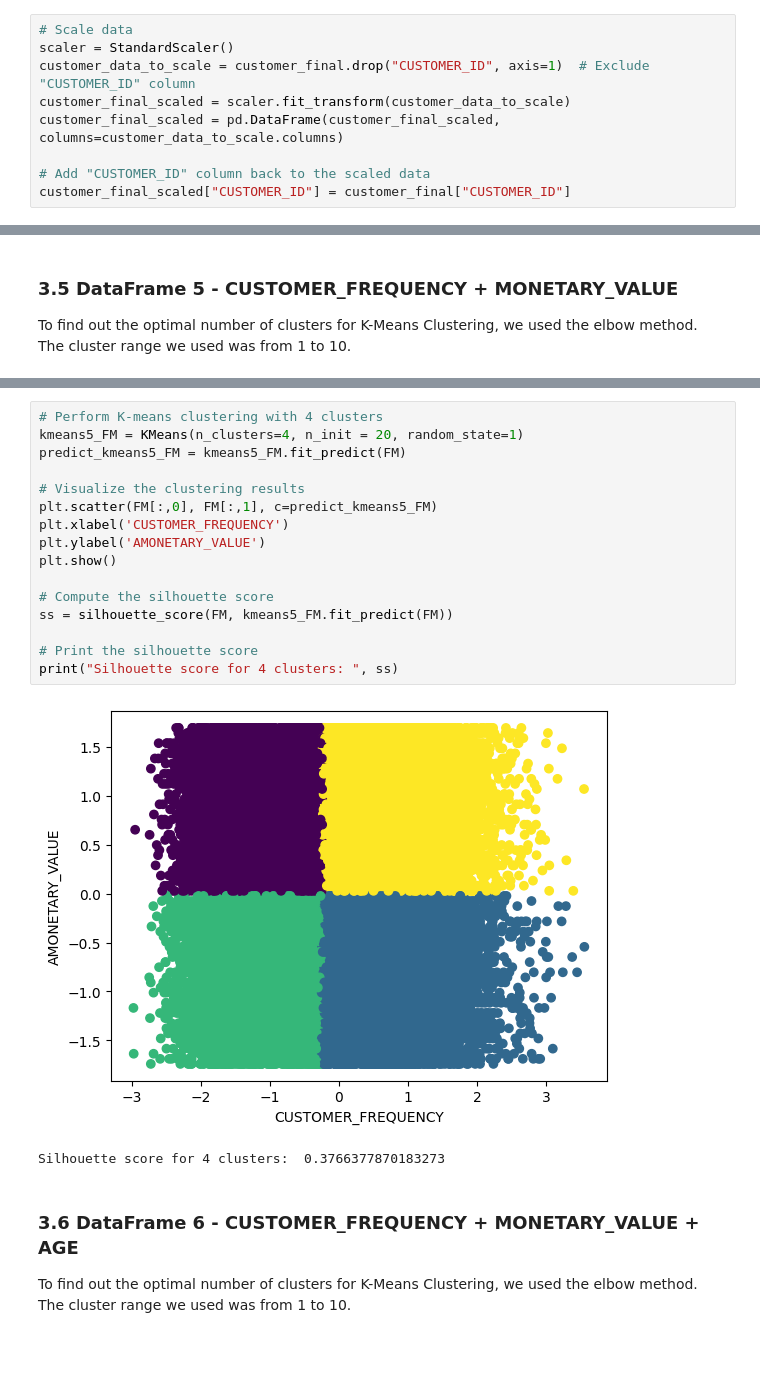
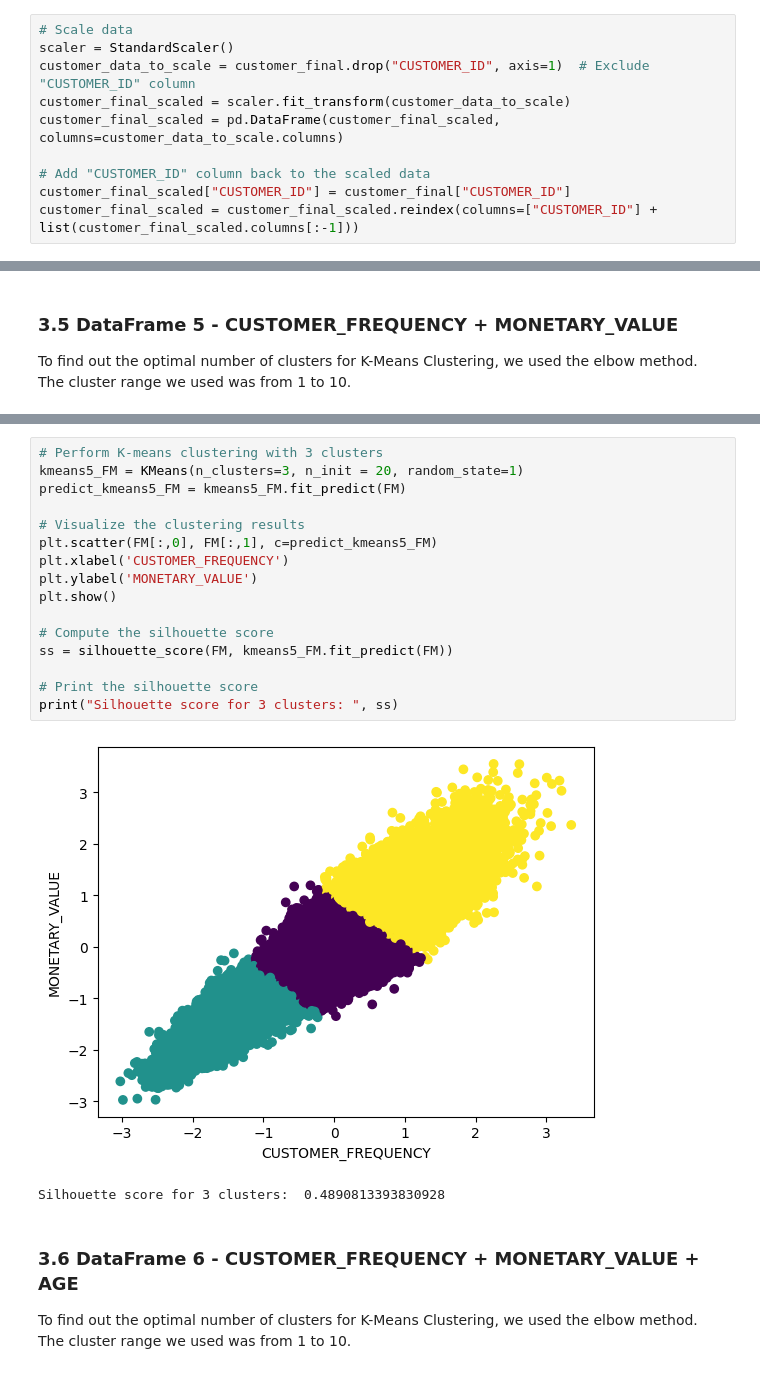
Before and after one commit to cshiwei330/ICP-ASG3-Insightify, a Jupyter notebook: clustering_model/Customer Segmentation Model.ipynb, the cells around one changed output, grey strips where cells are left out. Cells and saved outputs as stored; diff of their text form.

```diff
--- a/clustering_model/Customer Segmentation Model.ipynb
+++ b/clustering_model/Customer Segmentation Model.ipynb
@@ -408,6 +408,7 @@ customer_final_scaled = pd.DataFrame(customer_final_scaled, columns=customer_dat
 
 # Add "CUSTOMER_ID" column back to the scaled data
 customer_final_scaled["CUSTOMER_ID"] = customer_final["CUSTOMER_ID"]
+customer_final_scaled = customer_final_scaled.reindex(columns=["CUSTOMER_ID"] + list(customer_final_scaled.columns[:-1]))
 # %% [markdown]
 ### 2.9 Creating different combination of features <a id="part2-9"></a>
 # %% [markdown]
@@ -670,22 +671,22 @@ plt.show()
 # %%
-# Perform K-means clustering with 4 clusters
-kmeans5_FM = KMeans(n_clusters=4, n_init = 20, random_state=1)
+# Perform K-means clustering with 3 clusters
+kmeans5_FM = KMeans(n_clusters=3, n_init = 20, random_state=1)
 predict_kmeans5_FM = kmeans5_FM.fit_predict(FM)
 
 # Visualize the clustering results
 plt.scatter(FM[:,0], FM[:,1], c=predict_kmeans5_FM)
 plt.xlabel('CUSTOMER_FREQUENCY')
-plt.ylabel('AMONETARY_VALUE')
+plt.ylabel('MONETARY_VALUE')
 plt.show()
 
 # Compute the silhouette score
 ss = silhouette_score(FM, kmeans5_FM.fit_predict(FM))
 
 # Print the silhouette score
-print("Silhouette score for 4 clusters: ", ss)
+print("Silhouette score for 3 clusters: ", ss)
 # %% [output]
-[figure, old version]
+[figure, new version]
-Silhouette score for 4 clusters:  0.3766377870183273
+Silhouette score for 3 clusters:  0.4890813393830928
 # %% [markdown]
 ### 3.6 DataFrame 6 - CUSTOMER_FREQUENCY + MONETARY_VALUE + AGE <a id="part3.6"></a>
 To find out the optimal number of clusters for K-Means Clustering, we used the elbow method. The cluster range we used was from 1 to 10.
```
Also changed, not shown: parts of 24 cells of this notebook, 2 other files.
